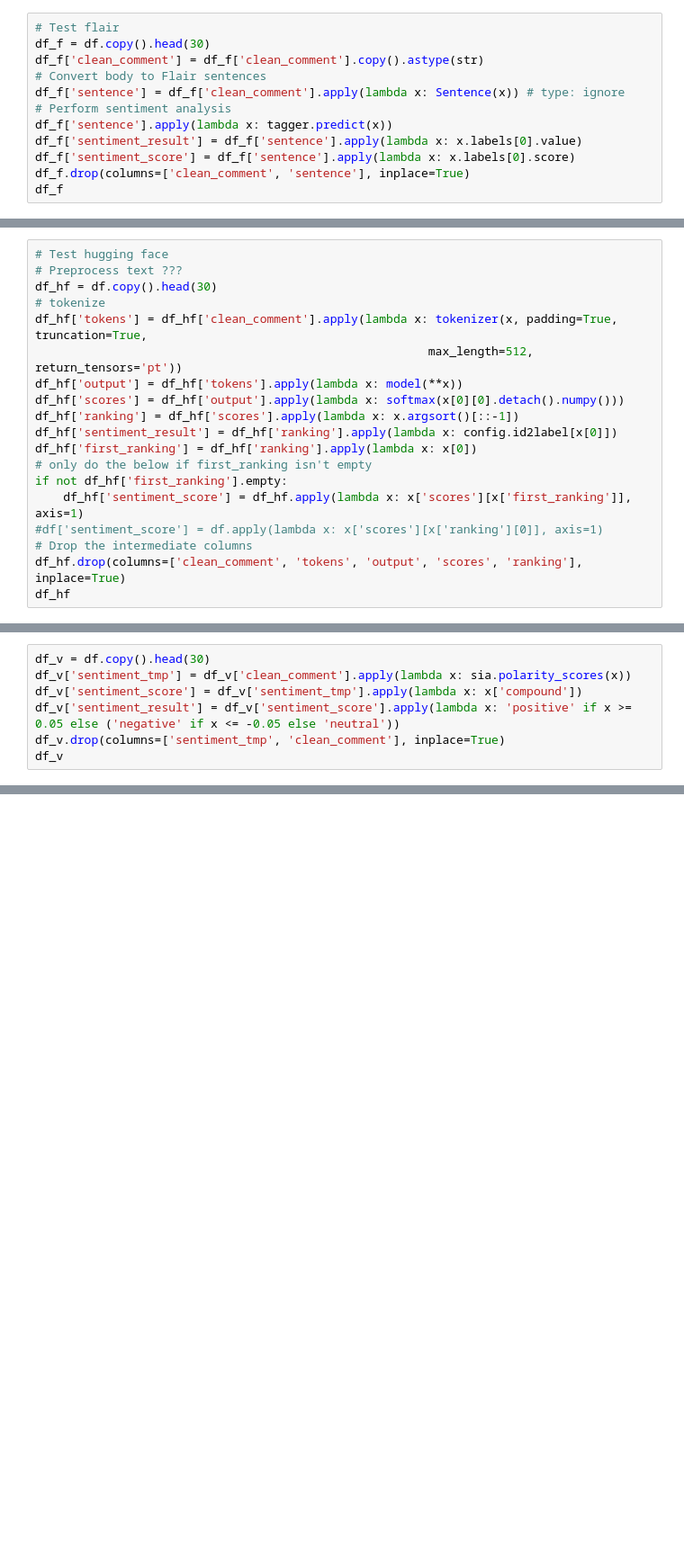
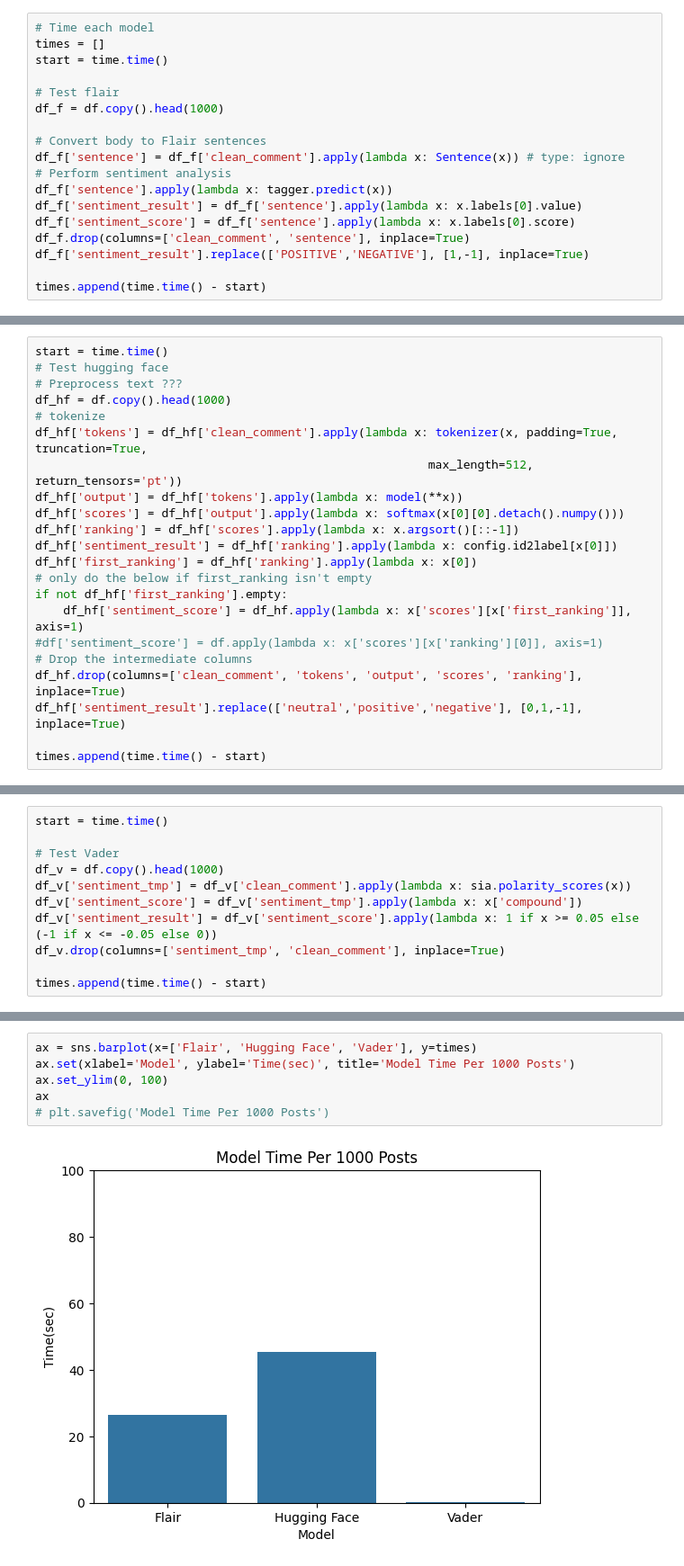
Before and after one commit to lakewood999/cmsc421-final-project, a Jupyter notebook: testing.ipynb, the cells around one changed output, grey strips where cells are left out. Shown: that part at 90% size. Cells and saved outputs as stored; diff of their text form; blank space fills up the shorter version.

```diff
--- a/testing.ipynb
+++ b/testing.ipynb
@@ -56,7 +56,11 @@ test_df = df['clean_comment'].copy().astype(str).head(3000)
 # %%
+# Time each model
+times = []
+start = time.time()
+
 # Test flair
-df_f = df.copy().head(30)
-df_f['clean_comment'] = df_f['clean_comment'].copy().astype(str)
+df_f = df.copy().head(1000)
+
 # Convert body to Flair sentences
 df_f['sentence'] = df_f['clean_comment'].apply(lambda x: Sentence(x)) # type: ignore
 # Perform sentiment analysis
@@ -64,5 +68,7 @@ df_f['sentence'].apply(lambda x: tagger.predict(x))
 df_f['sentiment_result'] = df_f['sentence'].apply(lambda x: x.labels[0].value)
 df_f['sentiment_score'] = df_f['sentence'].apply(lambda x: x.labels[0].score)
 df_f.drop(columns=['clean_comment', 'sentence'], inplace=True)
-df_f
+df_f['sentiment_result'].replace(['POSITIVE','NEGATIVE'], [1,-1], inplace=True)
+
+times.append(time.time() - start)
 # %% [output]
@@ -86,7 +81,8 @@ df_f
 # %%
+start = time.time()
 # Test hugging face
 # Preprocess text ???
-df_hf = df.copy().head(30)
+df_hf = df.copy().head(1000)
 # tokenize
 df_hf['tokens'] = df_hf['clean_comment'].apply(lambda x: tokenizer(x, padding=True, truncation=True,
                                                         max_length=512, return_tensors='pt'))
@@ -101,5 +97,7 @@ if not df_hf['first_ranking'].empty:
 #df['sentiment_score'] = df.apply(lambda x: x['scores'][x['ranking'][0]], axis=1)
 # Drop the intermediate columns
 df_hf.drop(columns=['clean_comment', 'tokens', 'output', 'scores', 'ranking'], inplace=True)
-df_hf
+df_hf['sentiment_result'].replace(['neutral','positive','negative'], [0,1,-1], inplace=True)
+
+times.append(time.time() - start)
 # %% [output]
@@ -123,7 +110,11 @@ df_hf
 # %%
-df_v = df.copy().head(30)
+start = time.time()
+
+# Test Vader
+df_v = df.copy().head(1000)
 df_v['sentiment_tmp'] = df_v['clean_comment'].apply(lambda x: sia.polarity_scores(x))
 df_v['sentiment_score'] = df_v['sentiment_tmp'].apply(lambda x: x['compound'])
-df_v['sentiment_result'] = df_v['sentiment_score'].apply(lambda x: 'positive' if x >= 0.05 else ('negative' if x <= -0.05 else 'neutral'))
+df_v['sentiment_result'] = df_v['sentiment_score'].apply(lambda x: 1 if x >= 0.05 else (-1 if x <= -0.05 else 0))
 df_v.drop(columns=['sentiment_tmp', 'clean_comment'], inplace=True)
-df_v
+
+times.append(time.time() - start)
@@ -151,0 +181,8 @@ df_v
+# %%
+ax = sns.barplot(x=['Flair', 'Hugging Face', 'Vader'], y=times)
+ax.set(xlabel='Model', ylabel='Time(sec)', title='Model Time Per 1000 Posts')
+ax.set_ylim(0, 100)
+ax
+# plt.savefig('Model Time Per 1000 Posts')
+# %% [output]
+[figure, added]
```
Also changed, not shown: parts of 12 cells of this notebook.
